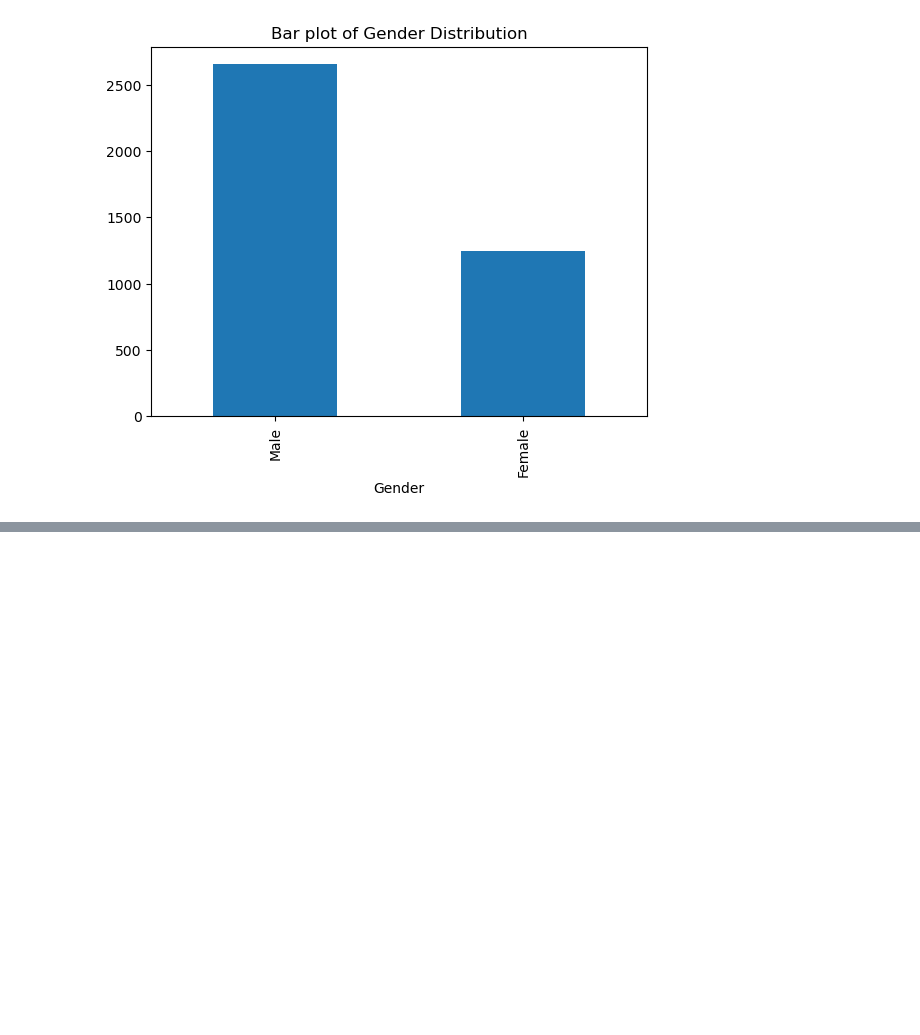
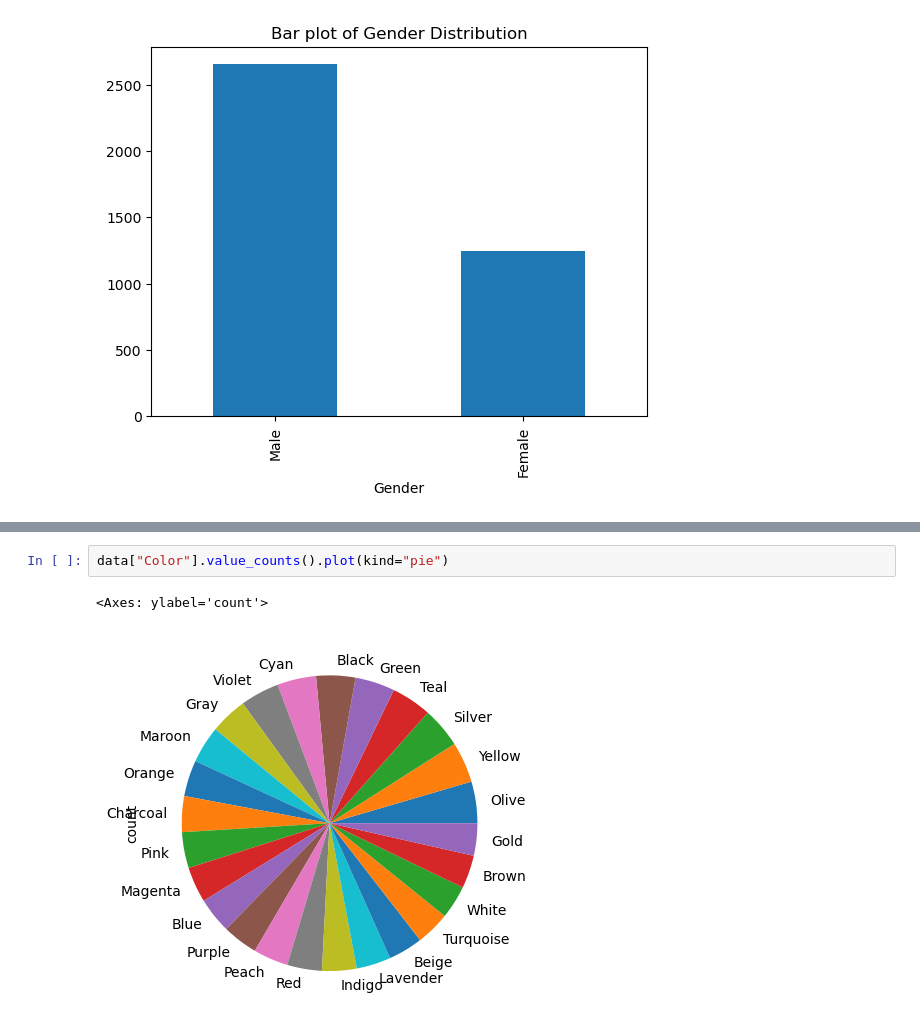
Before and after one commit to samwanyua/Shopping-Trends-Exploratory-Data-Analysis-EDA-Project, a Jupyter notebook: notebook.ipynb, the cells around one changed output, grey strips where cells are left out. Drawn from its saved outputs; the diff is of its cells as text; blank space fills up the shorter version.

```diff
--- a/notebook.ipynb
+++ b/notebook.ipynb
@@ -113,0 +141,5 @@ Name: Purchase Amount (USD), dtype: float64
+# %%
+data["Color"].value_counts().plot(kind="pie")
+# %% [output]
+<Axes: ylabel='count'>
+[figure, added]
```
Also changed, not shown: parts of 5 cells of this notebook.
